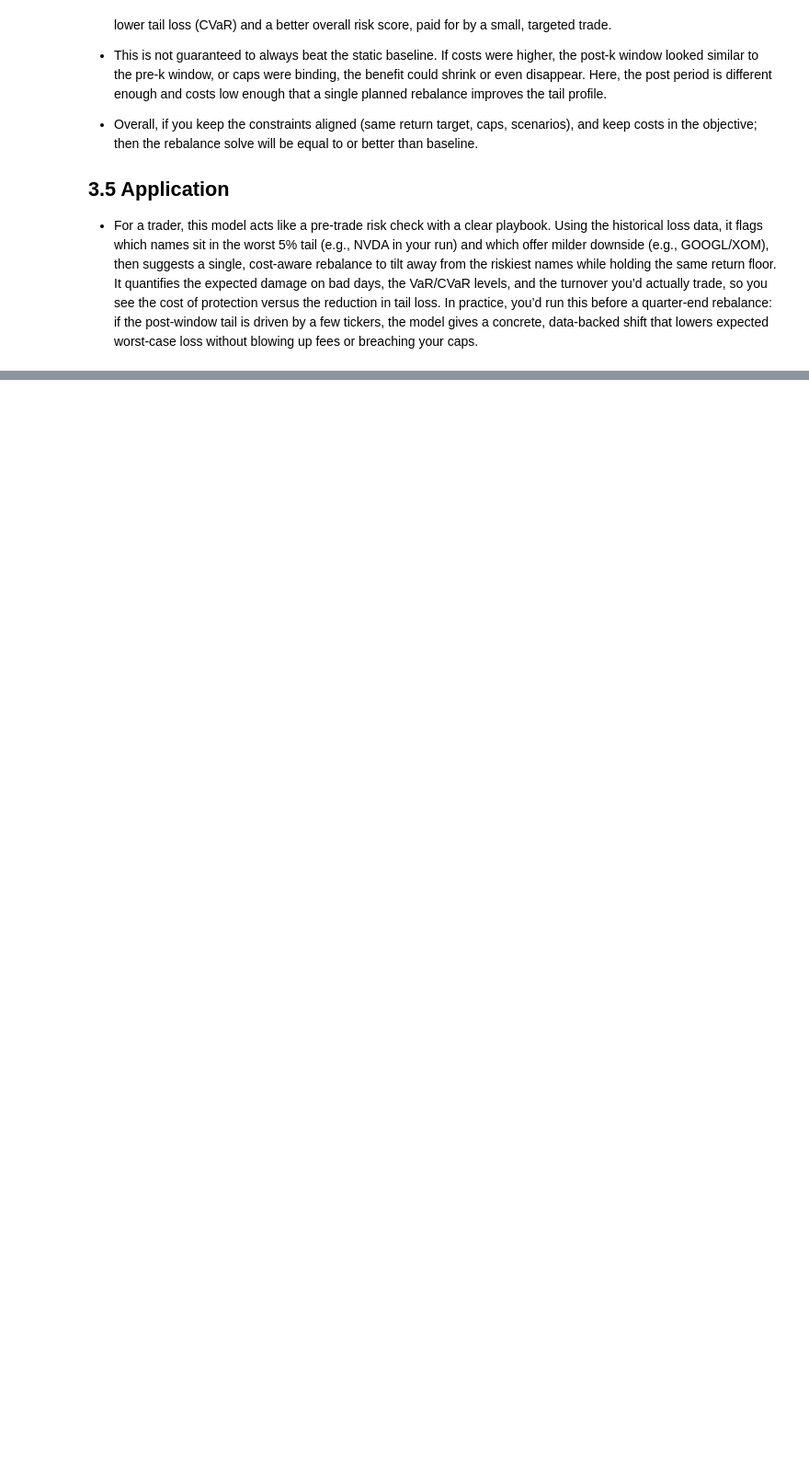
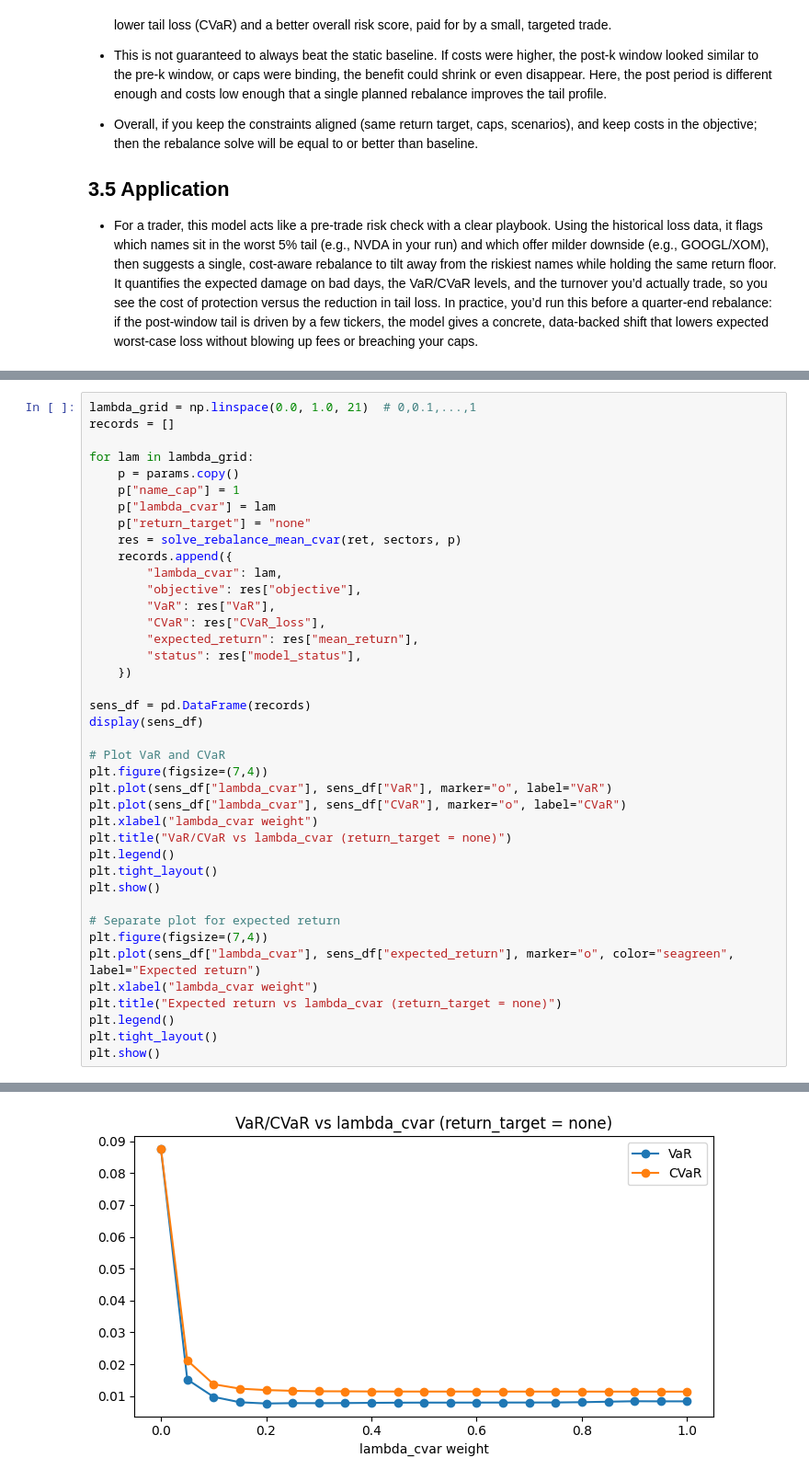
Before and after one commit to dylan123104/CVaR-Optimization, a Jupyter notebook: notebooks/00_CVaR_Portfolio.ipynb, the cells around one changed output, grey strips where cells are left out. Shown: that part at 92% size. Saved outputs shown, nothing was run; the diff lists cells and outputs as text; blank space fills up the shorter version.

```diff
--- a/notebooks/00_CVaR_Portfolio.ipynb
+++ b/notebooks/00_CVaR_Portfolio.ipynb
@@ -956,0 +1145,41 @@ Caps/feasibility: No name or sector caps bind, so the improvement comes from rea
+# %%
+lambda_grid = np.linspace(0.0, 1.0, 21)  # 0,0.1,...,1
+records = []
+
+for lam in lambda_grid:
+    p = params.copy()
+    p["name_cap"] = 1
+    p["lambda_cvar"] = lam
+    p["return_target"] = "none"
+    res = solve_rebalance_mean_cvar(ret, sectors, p)
+    records.append({
+        "lambda_cvar": lam,
+        "objective": res["objective"],
+        "VaR": res["VaR"],
+        "CVaR": res["CVaR_loss"],
+        "expected_return": res["mean_return"],
+        "status": res["model_status"],
+    })
+
+sens_df = pd.DataFrame(records)
+display(sens_df)
+
+# Plot VaR and CVaR
+plt.figure(figsize=(7,4))
+plt.plot(sens_df["lambda_cvar"], sens_df["VaR"], marker="o", label="VaR")
+plt.plot(sens_df["lambda_cvar"], sens_df["CVaR"], marker="o", label="CVaR")
+plt.xlabel("lambda_cvar weight")
+plt.title("VaR/CVaR vs lambda_cvar (return_target = none)")
+plt.legend()
+plt.tight_layout()
+plt.show()
+
+# Separate plot for expected return
+plt.figure(figsize=(7,4))
+plt.plot(sens_df["lambda_cvar"], sens_df["expected_return"], marker="o", color="seagreen", label="Expected return")
+plt.xlabel("lambda_cvar weight")
+plt.title("Expected return vs lambda_cvar (return_target = none)")
+plt.legend()
+plt.tight_layout()
+plt.show()
+# %% [output]
@@ -956,0 +1203 @@ Caps/feasibility: No name or sector caps bind, so the improvement comes from rea
+[figure, added]
```
Also changed, not shown: parts of 27 cells of this notebook.
